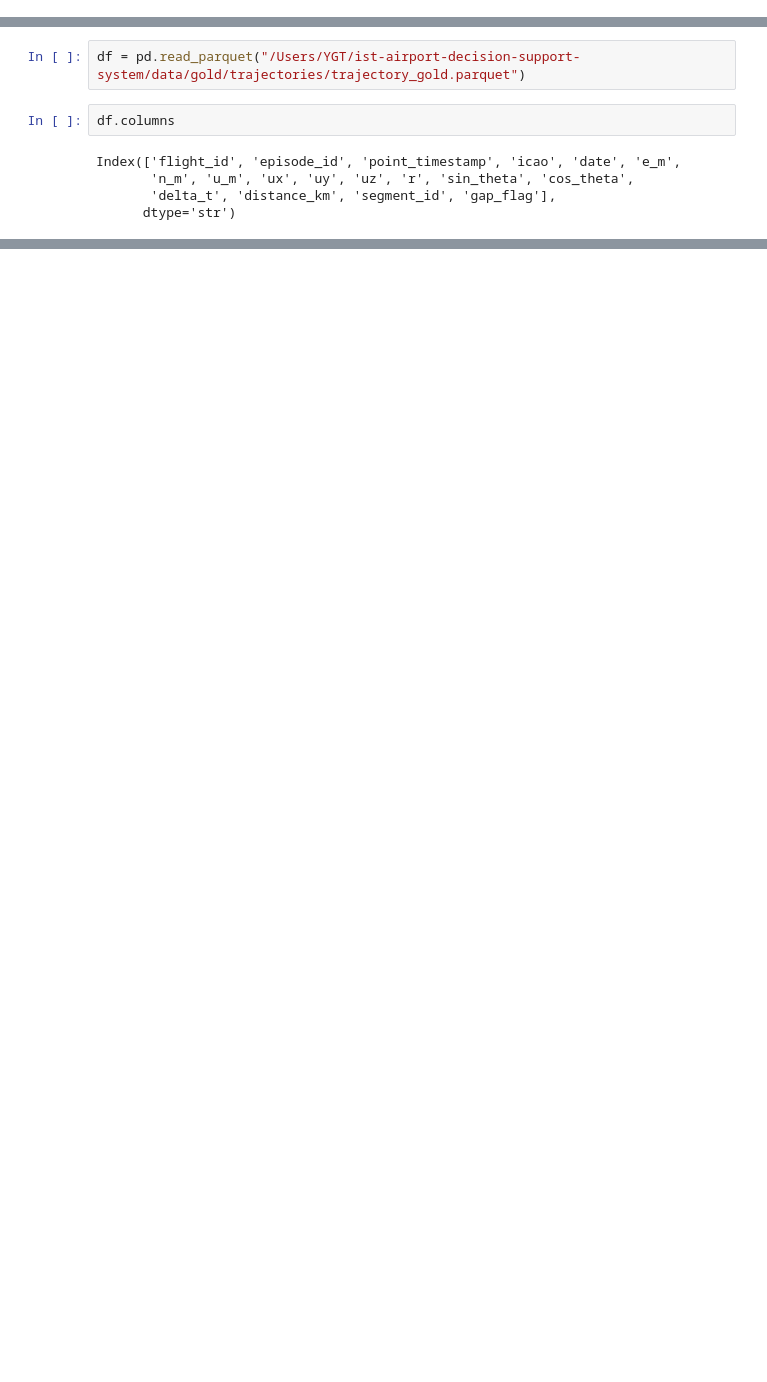
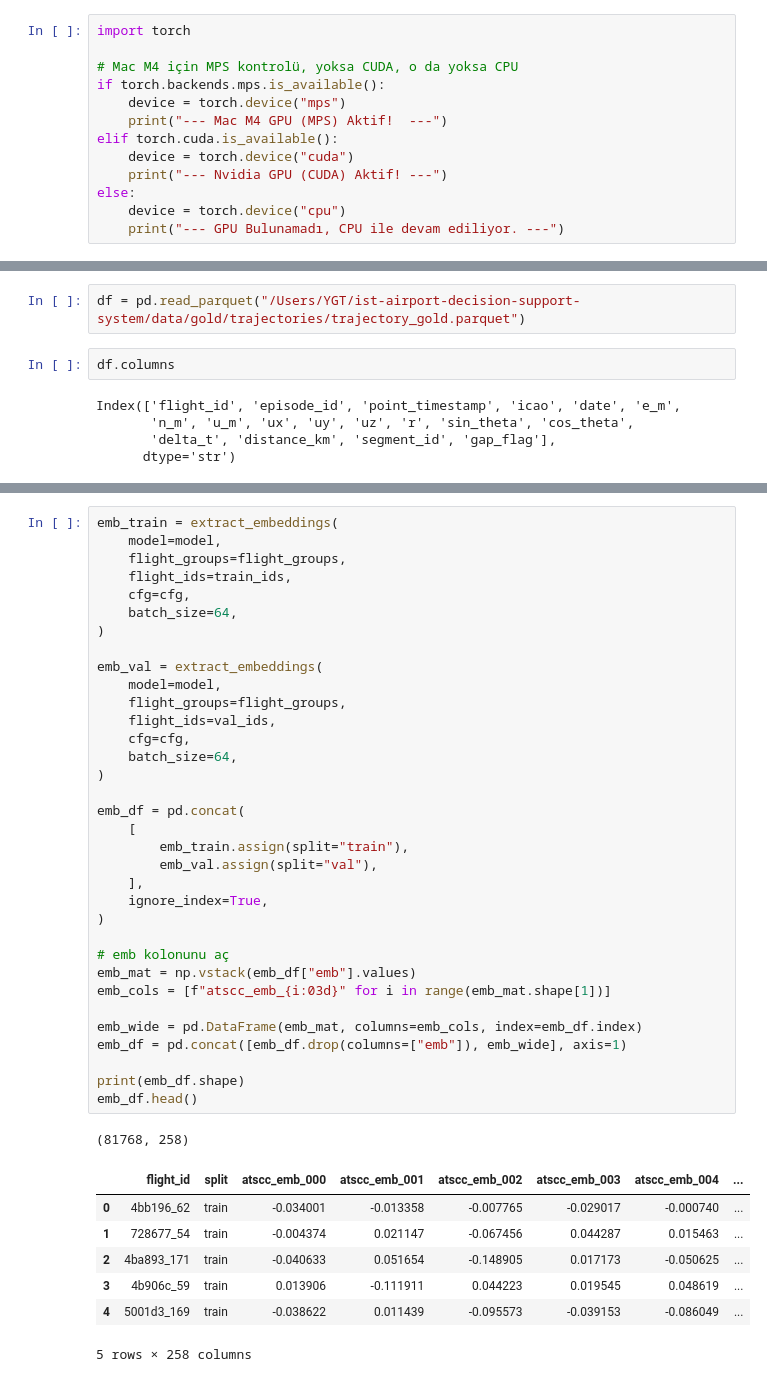
Before and after one commit to yyigitturan/ist-airport-decision-support-system, a Jupyter notebook: src/modeling/atscc_training.ipynb, the cells around one changed output, grey strips where cells are left out. Saved outputs shown, nothing was run; the diff lists cells and outputs as text; blank space fills up the shorter version.

```diff
--- a/src/modeling/atscc_training.ipynb
+++ b/src/modeling/atscc_training.ipynb
@@ -6,0 +5,13 @@ from torch.utils.data import Dataset
+# %%
+import torch
+
+# Mac M4 için MPS kontrolü, yoksa CUDA, o da yoksa CPU
+if torch.backends.mps.is_available():
+    device = torch.device("mps")
+    print("--- Mac M4 GPU (MPS) Aktif!  ---")
+elif torch.cuda.is_available():
+    device = torch.device("cuda")
+    print("--- Nvidia GPU (CUDA) Aktif! ---")
+else:
+    device = torch.device("cpu")
+    print("--- GPU Bulunamadı, CPU ile devam ediliyor. ---")
@@ -90,0 +1059,43 @@ Name: segment_id, dtype: int32
+# %%
+emb_train = extract_embeddings(
+    model=model,
+    flight_groups=flight_groups,
+    flight_ids=train_ids,
+    cfg=cfg,
+    batch_size=64,
+)
+
+emb_val = extract_embeddings(
+    model=model,
+    flight_groups=flight_groups,
+    flight_ids=val_ids,
+    cfg=cfg,
+    batch_size=64,
+)
+
+emb_df = pd.concat(
+    [
+        emb_train.assign(split="train"),
+        emb_val.assign(split="val"),
+    ],
+    ignore_index=True,
+)
+
+# emb kolonunu aç
+emb_mat = np.vstack(emb_df["emb"].values)
+emb_cols = [f"atscc_emb_{i:03d}" for i in range(emb_mat.shape[1])]
+
+emb_wide = pd.DataFrame(emb_mat, columns=emb_cols, index=emb_df.index)
+emb_df = pd.concat([emb_df.drop(columns=["emb"]), emb_wide], axis=1)
+
+print(emb_df.shape)
+emb_df.head()
+# %% [output]
+(81768, 258)
+|  | flight_id | split | atscc_emb_000 | atscc_emb_001 | atscc_emb_002 | atscc_emb_003 | atscc_emb_004 | ... |
+| 0 | 4bb196_62 | train | -0.034001 | -0.013358 | -0.007765 | -0.029017 | -0.000740 | ... |
+| 1 | 728677_54 | train | -0.004374 | 0.021147 | -0.067456 | 0.044287 | 0.015463 | ... |
+| 2 | 4ba893_171 | train | -0.040633 | 0.051654 | -0.148905 | 0.017173 | -0.050625 | ... |
+| 3 | 4b906c_59 | train | 0.013906 | -0.111911 | 0.044223 | 0.019545 | 0.048619 | ... |
+| 4 | 5001d3_169 | train | -0.038622 | 0.011439 | -0.095573 | -0.039153 | -0.086049 | ... |
+5 rows × 258 columns
```
Also changed, not shown: parts of 9 cells of this notebook, 9 other files.
